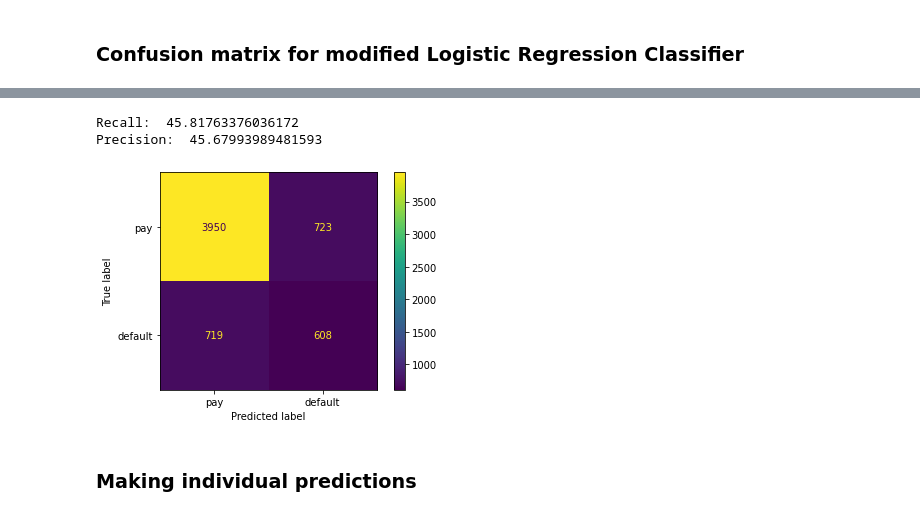
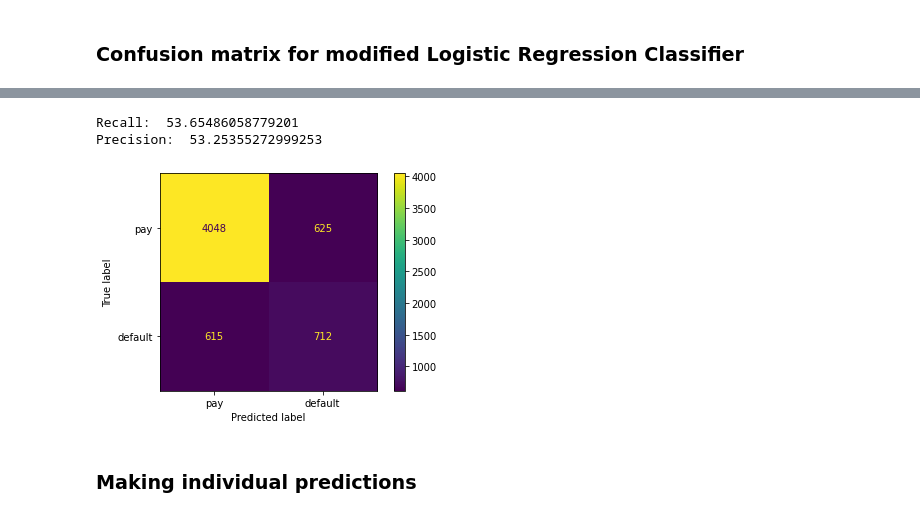
Before and after one commit to zefsgit/prediktiv_analys, a Jupyter notebook: Lecture09/Predicting Credit Default.ipynb, the cells around one changed output, grey strips where cells are left out. Drawn from its saved outputs; the diff is of its cells as text; code cells hidden in the pictures.

```diff
--- a/Lecture09/Predicting Credit Default.ipynb
+++ b/Lecture09/Predicting Credit Default.ipynb
@@ -323,16 +322,16 @@ ax.grid();
 # %%
-y_pred_proba = class_tree.predict_proba(x_test)[:,1]
-y_pred_test = (y_pred_proba >= 0.42).astype('int')
+y_pred_proba = logistic_regression.predict_proba(x_test)[:,1]
+y_pred_test = (y_pred_proba >= 0.25).astype('int')
 #Confusion matrix
 cm = confusion_matrix(y_pred=y_pred_test, y_true=y_test)
 print("Recall: ", 100*recall_score(y_pred=y_pred_test, y_true=y_test))
 print("Precision: ", 100*precision_score(y_pred=y_pred_test, y_true=y_test))
 disp = ConfusionMatrixDisplay(cm, display_labels=['pay', 'default'])
 disp.plot();
 # %% [output]
-Recall:  45.81763376036172
-Precision:  45.67993989481593
+Recall:  53.65486058779201
+Precision:  53.25355272999253
-[figure, old version]
+[figure, new version]
 # %% [markdown]
 ### Making individual predictions
 # %%
```
Also changed, not shown: parts of 8 cells of this notebook, 9 other files.
